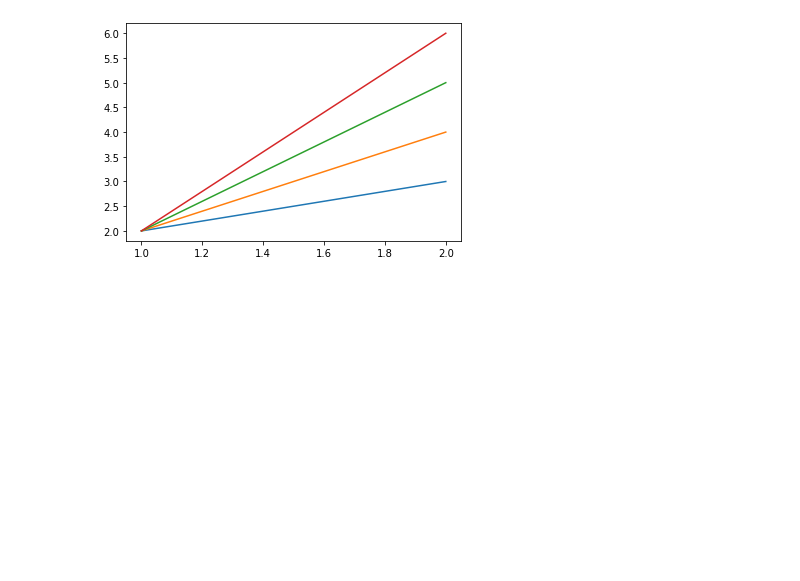
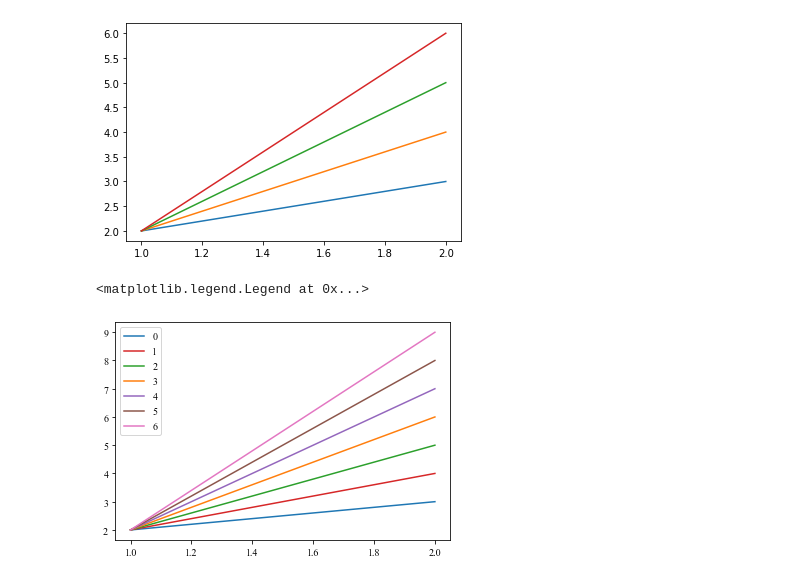
Before and after one commit to khzhang2/CE263Proj, a Jupyter notebook: k_clique.ipynb, the cells around one changed output. Saved outputs shown, nothing was run; the diff lists cells and outputs as text; code cells hidden in the pictures; blank space fills up the shorter version.

```diff
--- a/k_clique.ipynb
+++ b/k_clique.ipynb
@@ -141,8 +125,28 @@ plt.plot([1,2], [2,6])
 # %% [output]
 [<matplotlib.lines.Line2D at 0x...>]
 [figure]
+# %%
+data_new = pd.read_csv('./Proj_Data/2019-10-21_with_cord.csv', index_col=0)
+data_new = data_new.loc[data_new['Lane type']=='ML']
+
+data_new['cls'] = ''
+for i in nodes.index:
+#     ipdb.set_trace()
+    ID = nodes.loc[i, 'ID']
+    cls = nodes.loc[i, 'cls']
+    data_new.loc[data_new['ID']==int(ID), 'cls'] = cls
+data_new['q0'] = data_new['q'] * 12
+data_new['k0'] = data_new['q0'] / data_new['Avg v']
 # %%
 # color_set = [ '#2ca02c','#d62728', '#1f77b4', '#ff7f0e','#9467bd', '#8c564b', '#e377c2', '#7f7f7f', '#bcbd22', '#17becf']
+# %%
+color_set = ['#1f77b4', '#d62728', '#2ca02c', '#ff7f0e', '#9467bd', '#8c564b', '#e377c2', '#7f7f7f', '#bcbd22', '#17becf']
+for i in range(3,10):
+    plt.plot([1,2], [2,i], color=color_set[i-3], label=str(i-3))
+plt.legend()
+# %% [output]
+<matplotlib.legend.Legend at 0x...>
+[figure, added]
 # %%
 c = 0
 c_set = []
```
Also changed, not shown: parts of 8 cells of this notebook.
